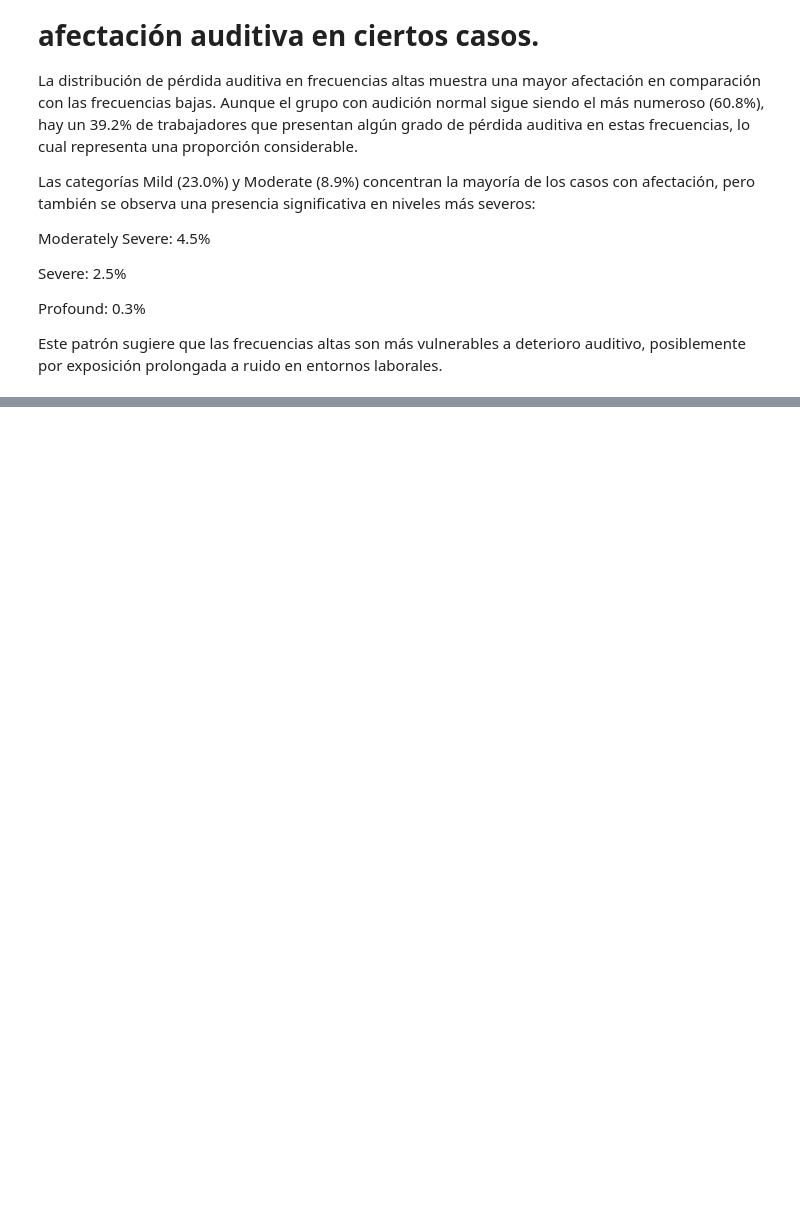
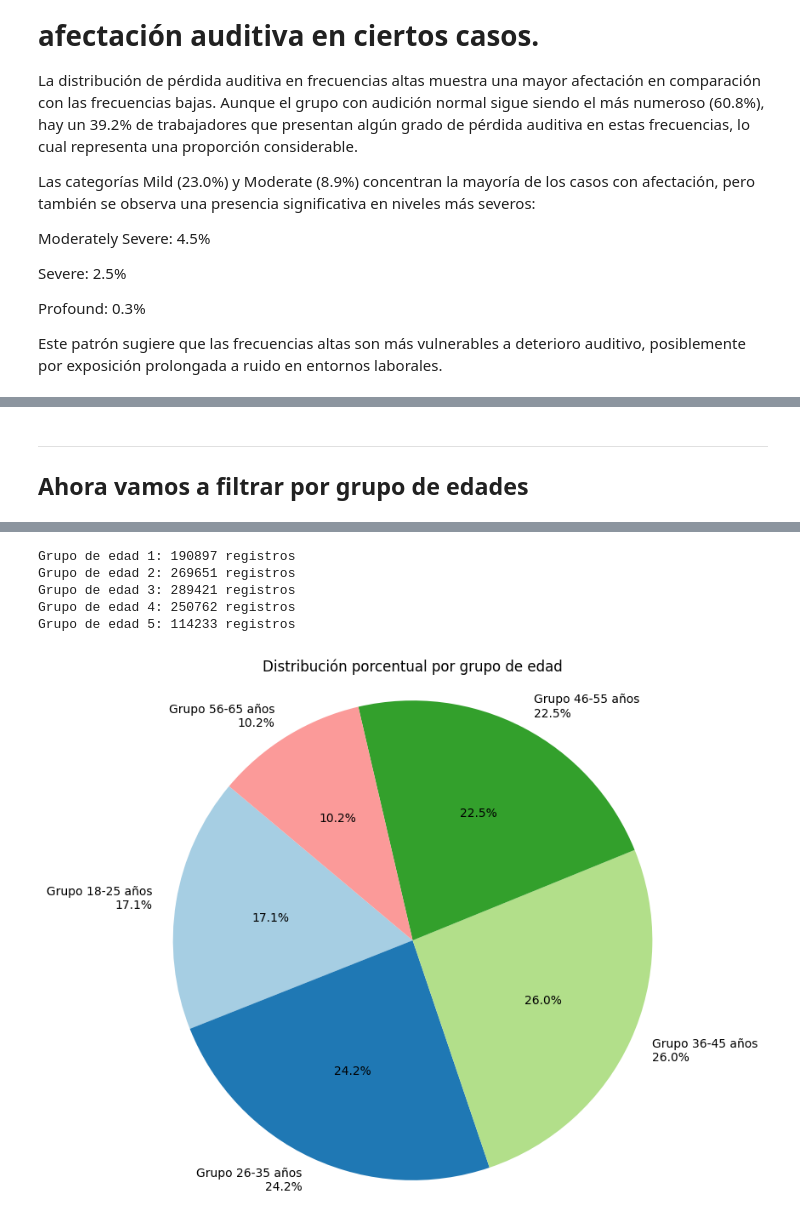
Before and after one commit to cris0436/Proyecto_ingenieria_datos, a Jupyter notebook: notebooks/pipeline_python.ipynb, the cells around one changed output, grey strips where cells are left out. Saved outputs shown, nothing was run; the diff lists cells and outputs as text; code cells hidden in the pictures; blank space fills up the shorter version.

```diff
--- a/notebooks/pipeline_python.ipynb
+++ b/notebooks/pipeline_python.ipynb
@@ -585,0 +707,45 @@ Este patrón sugiere que las frecuencias altas son más vulnerables a deterioro
+# %% [markdown]
+---
+## Ahora vamos a filtrar por grupo de edades
+# %%
+def show_distribution_by_age_group(df: pd.DataFrame):
+    try:
+        logger.info("Mostrando distribución por grupo de edades...")
+        age_groups = df['age_group_code'].unique()
+        age_groups.sort()
+
+        age_group_labels = {
+            1: '18-25 años',
+            2: '26-35 años',
+            3: '36-45 años',
+            4: '46-55 años',
+            5: '56-65 años'
+        }
+        for age_group in age_groups:
+            group_df = df[df['age_group_code'] == age_group]
+            count = len(group_df)
+            print(f"Grupo de edad {age_group}: {count} registros")
+
+        counts = df['age_group_code'].value_counts().sort_index()
+        percentages = (counts / counts.sum() * 100).round(1)
+
+        plt.figure(figsize=(8, 8))
+        plt.pie(
+            counts,
+            labels=[f'Grupo {age_group_labels[ag]}\n{pct}%' for ag, pct in zip(counts.index, percentages)],
+            autopct='%1.1f%%',
+            startangle=140,
+            colors=plt.cm.Paired.colors
+        )
+        plt.title('Distribución porcentual por grupo de edad')
+        plt.axis('equal')
+        plt.show()
+
+        logger.info("Distribución por grupo de edades mostrada.")
+
+    except Exception as e:
+        logger.error(f"Error al mostrar distribución por grupo de edades: {str(e)}")
+        raise
+
+show_distribution_by_age_group(df_analisis_score)
+# %% [output]
@@ -585,0 +753,6 @@ Este patrón sugiere que las frecuencias altas son más vulnerables a deterioro
+Grupo de edad 1: 190897 registros
+Grupo de edad 2: 269651 registros
+Grupo de edad 3: 289421 registros
+Grupo de edad 4: 250762 registros
+Grupo de edad 5: 114233 registros
+[figure, added]
```
Also changed, not shown: parts of 15 cells of this notebook, 1 other file.
